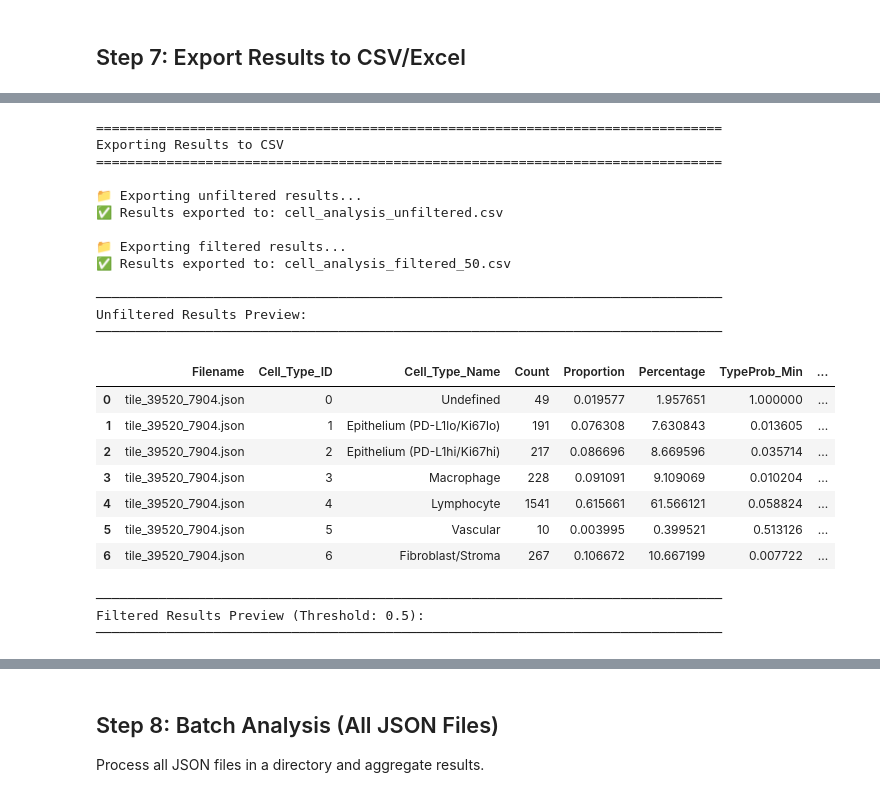
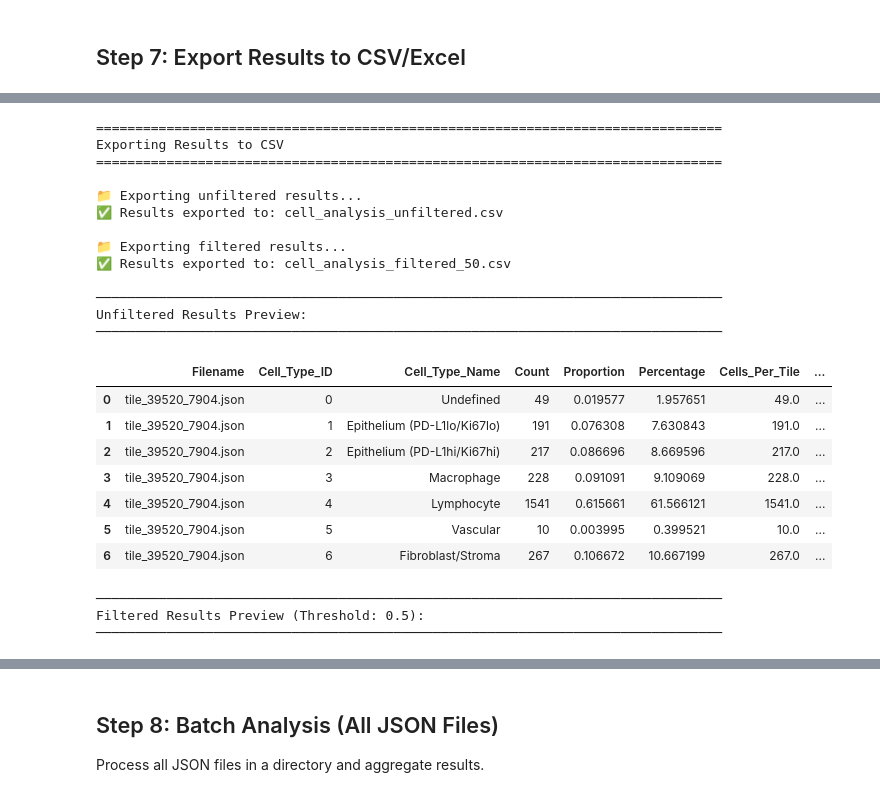
Before and after one commit to OceanBear/image_analysis_scripts, a Jupyter notebook: quantitative_analysis/cell_type_distribution.ipynb, the cells around one changed output, grey strips where cells are left out. Saved outputs shown, nothing was run; the diff lists cells and outputs as text; code cells hidden in the pictures.

```diff
--- a/quantitative_analysis/cell_type_distribution.ipynb
+++ b/quantitative_analysis/cell_type_distribution.ipynb
@@ -180,13 +209,18 @@ def display_results(results):
     print("="*80)
     print(f"Analysis Results for: {results['filename']}")
     print("="*80)
-    print(f"\n📊 Total Cells Detected: {results['total_cells']:,}\n")
+    print(f"\n📊 Total Cells Detected: {results['total_cells']:,}")
+    if 'num_tiles' in results:
+        print(f"📊 Number of Tiles: {results['num_tiles']:,}")
+    if 'tile_area_mm2' in results:
+        print(f"📊 Tile Area: {results['tile_area_mm2']} mm²")
+    print()
 
-    # Cell Counts and Proportions
+    # Cell Counts, Proportions, and Density
     print("─" * 80)
-    print("Cell Type Distribution")
+    print("Cell Type Distribution with Density")
     print("─" * 80)
-    print(f"{'Cell Type':<35} {'Count':>12} {'Proportion':>12} {'Percentage':>10}")
+    print(f"{'Cell Type':<35} {'Count':>12} {'Proportion':>12} {'Percentage':>10} {'Cells/Tile':>12} {'Cells/mm²':>12}")
     print("─" * 80)
 
     for cell_type in sorted(results['cell_counts'].keys()):
@@ -194,7 +228,12 @@ def display_results(results):
         proportion = results['cell_proportions'][cell_type]
         percentage = proportion * 100
         type_name = CELL_TYPE_DICT.get(cell_type, f"Unknown ({cell_type})")
-        print(f"{type_name:<35} {count:>12,} {proportion:>12.4f} {percentage:>9.2f}%")
+
+        # Get density information
+        density_per_tile = results.get('cell_density_per_tile', {}).get(cell_type, 0)
+        density_per_mm2 = results.get('cell_density_per_mm2', {}).get(cell_type, 0)
+
+        print(f"{type_name:<35} {count:>12,} {proportion:>12.4f} {percentage:>9.2f}% {density_per_tile:>12.2f} {density_per_mm2:>12.2f}")
 
     # Overall Type Probability Statistics
     print("\n" + "─" * 80)
@@ -602,7 +742,7 @@ print("="*80)
 print("Exporting Results to CSV")
 print("="*80)
 
-if 'results' in locals() and 'filtered_results' in locals():
+if 'results' in locals() and 'filtered_results' in locals() and isinstance(filtered_results, dict):
     # Export original (unfiltered) results
     print("\n📁 Exporting unfiltered results...")
     df_original = export_results_to_csv(
@@ -641,42 +781,76 @@ if 'results' in locals() and 'filtered_results' in locals():
     print(f"✅ Unfiltered results: cell_analysis_unfiltered.csv ({len(df_original)} rows)")
     print(f"✅ Filtered results:   {filtered_output_path} ({len(df_filtered)} rows)")
     print(f"📊 Total cells reclassified: {filtered_results.get('reclassified_count', 0):,}")
 
+    # Also export dedicated density CSV files
+    print("\n" + "="*80)
+    print("Exporting Cell Density by Type to CSV")
+    print("="*80)
+
+    # Export unfiltered density
+    print("\n📁 Exporting cell density by type (unfiltered)...")
+    df_density_unfiltered = export_density_summary_to_csv(
+        results,
+        output_path="cell_density_by_type_unfiltered.csv",
+        is_filtered=False
+    )
+    print(f"✅ Exported to: cell_density_by_type_unfiltered.csv")
+
+    # Export filtered density
+    print("\n📁 Exporting cell density by type (filtered)...")
+    df_density_filtered = export_density_summary_to_csv(
+        filtered_results,
+        output_path=f"cell_density_by_type_filtered_{threshold_str}.csv",
+        is_filtered=True
+    )
+    print(f"✅ Exported to: cell_density_by_type_filtered_{threshold_str}.csv")
+
+    print("\n💡 Cell density (cells/tile and cells/mm²) by type has been saved to CSV files.")
+
 elif 'results' in locals():
     # Only unfiltered results available
     print("\n⚠️ Filtered results not available. Only exporting unfiltered results.")
     df_original = export_results_to_csv(
         results,
         output_path="cell_analysis_unfiltered.csv",
         is_filtered=False
     )
     display(df_original)
-    print("\n💡 Run Step 6 to generate filtered results before exporting.")
+
+    # Export density CSV
+    print("\n📁 Exporting cell density by type...")
+    df_density = export_density_summary_to_csv(
+        results,
+        output_path="cell_density_by_type_unfiltered.csv",
+        is_filtered=False
+    )
+    print(f"✅ Exported to: cell_density_by_type_unfiltered.csv")
+    print("\n💡 Run Step 6 to generate filtered results before exporting filtered density.")
 
 else:
     print("⚠️ No results to export. Please run Step 5 (and optionally Step 6) first.")
 # %% [output]
 ================================================================================
 Exporting Results to CSV
 ================================================================================
 
 📁 Exporting unfiltered results...
 ✅ Results exported to: cell_analysis_unfiltered.csv
 
 📁 Exporting filtered results...
 ✅ Results exported to: cell_analysis_filtered_50.csv
 
 ────────────────────────────────────────────────────────────────────────────────
 Unfiltered Results Preview:
 ────────────────────────────────────────────────────────────────────────────────
-|  | Filename | Cell_Type_ID | Cell_Type_Name | Count | Proportion | Percentage | TypeProb_Min | ... |
-| 0 | tile_39520_7904.json | 0 | Undefined | 49 | 0.019577 | 1.957651 | 1.000000 | ... |
-| 1 | tile_39520_7904.json | 1 | Epithelium (PD-L1lo/Ki67lo) | 191 | 0.076308 | 7.630843 | 0.013605 | ... |
-| 2 | tile_39520_7904.json | 2 | Epithelium (PD-L1hi/Ki67hi) | 217 | 0.086696 | 8.669596 | 0.035714 | ... |
-| 3 | tile_39520_7904.json | 3 | Macrophage | 228 | 0.091091 | 9.109069 | 0.010204 | ... |
-| 4 | tile_39520_7904.json | 4 | Lymphocyte | 1541 | 0.615661 | 61.566121 | 0.058824 | ... |
-| 5 | tile_39520_7904.json | 5 | Vascular | 10 | 0.003995 | 0.399521 | 0.513126 | ... |
-| 6 | tile_39520_7904.json | 6 | Fibroblast/Stroma | 267 | 0.106672 | 10.667199 | 0.007722 | ... |
+|  | Filename | Cell_Type_ID | Cell_Type_Name | Count | Proportion | Percentage | Cells_Per_Tile | ... |
+| 0 | tile_39520_7904.json | 0 | Undefined | 49 | 0.019577 | 1.957651 | 49.0 | ... |
+| 1 | tile_39520_7904.json | 1 | Epithelium (PD-L1lo/Ki67lo) | 191 | 0.076308 | 7.630843 | 191.0 | ... |
+| 2 | tile_39520_7904.json | 2 | Epithelium (PD-L1hi/Ki67hi) | 217 | 0.086696 | 8.669596 | 217.0 | ... |
+| 3 | tile_39520_7904.json | 3 | Macrophage | 228 | 0.091091 | 9.109069 | 228.0 | ... |
+| 4 | tile_39520_7904.json | 4 | Lymphocyte | 1541 | 0.615661 | 61.566121 | 1541.0 | ... |
+| 5 | tile_39520_7904.json | 5 | Vascular | 10 | 0.003995 | 0.399521 | 10.0 | ... |
+| 6 | tile_39520_7904.json | 6 | Fibroblast/Stroma | 267 | 0.106672 | 10.667199 | 267.0 | ... |
 ────────────────────────────────────────────────────────────────────────────────
 Filtered Results Preview (Threshold: 0.5):
 ────────────────────────────────────────────────────────────────────────────────
```
Also changed, not shown: parts of 14 cells of this notebook, 3 other files.
